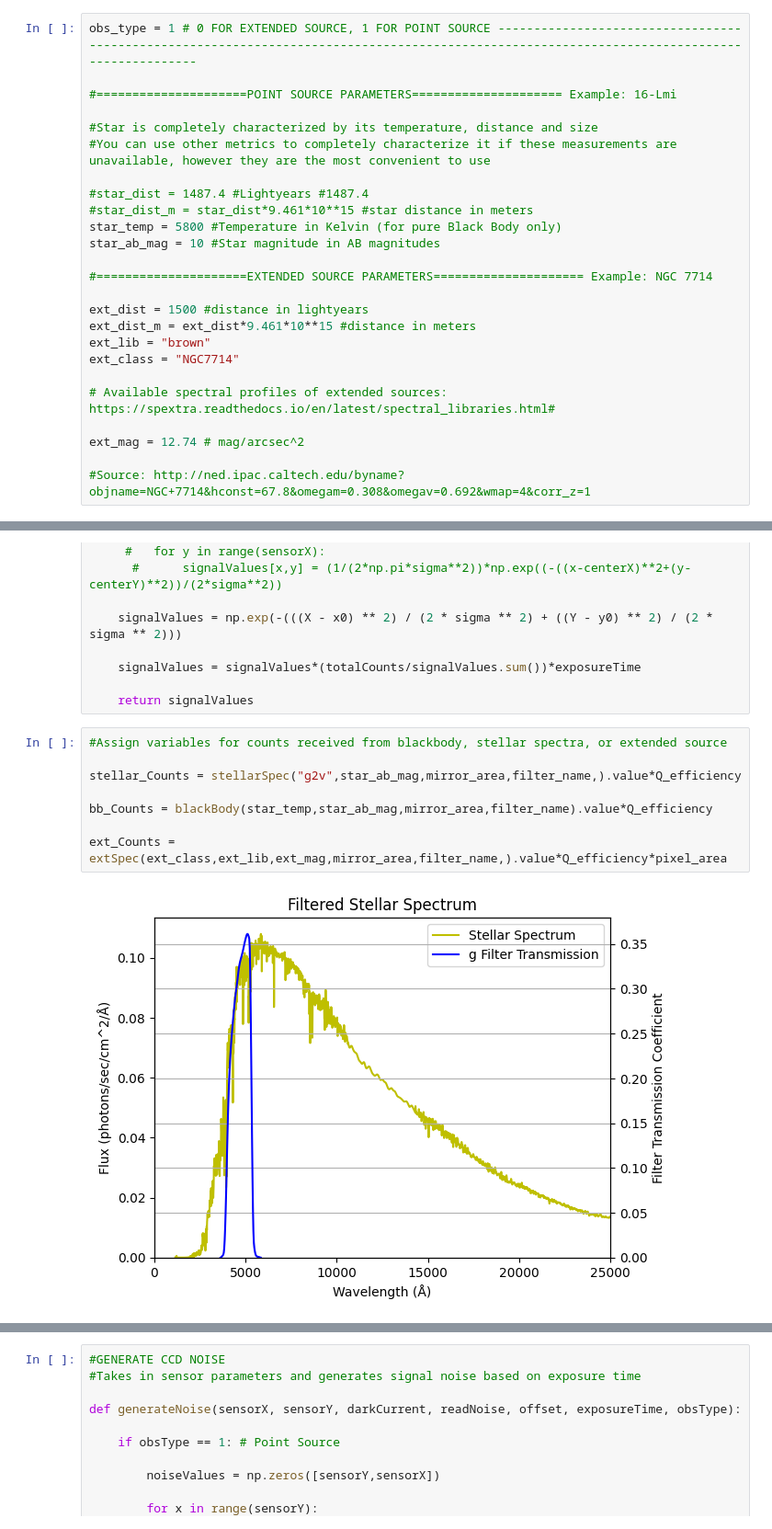
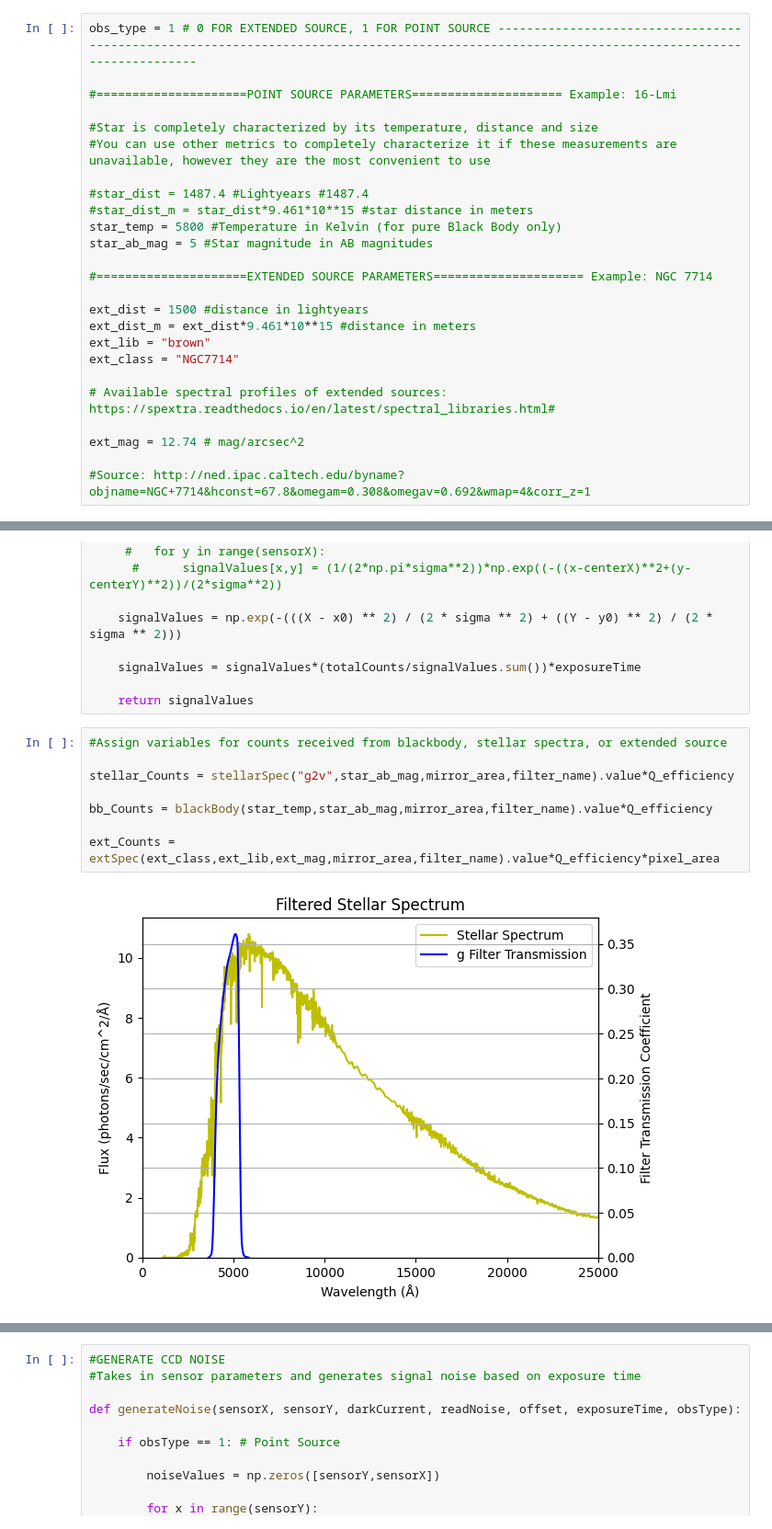
Before and after one commit to RJWier/Glenlea-ETC, a Jupyter notebook: EXPOSURE_TIME_CALCULATOR.ipynb, the cells around one changed output, grey strips where cells are left out. Shown: that part at 92% size. Saved outputs shown, nothing was run; the diff lists cells and outputs as text.

```diff
--- a/EXPOSURE_TIME_CALCULATOR.ipynb
+++ b/EXPOSURE_TIME_CALCULATOR.ipynb
@@ -61,7 +61,7 @@ obs_type = 1 # 0 FOR EXTENDED SOURCE, 1 FOR POINT SOURCE -----------------------
 #star_dist = 1487.4 #Lightyears #1487.4
 #star_dist_m = star_dist*9.461*10**15 #star distance in meters
 star_temp = 5800 #Temperature in Kelvin (for pure Black Body only)
-star_ab_mag = 10 #Star magnitude in AB magnitudes
+star_ab_mag = 5 #Star magnitude in AB magnitudes
 
 #=====================EXTENDED SOURCE PARAMETERS===================== Example: NGC 7714
 
@@ -255,10 +255,10 @@ def spreadCounts(sensorX, sensorY, totalCounts, fwhm, exposureTime):
 # %%
 #Assign variables for counts received from blackbody, stellar spectra, or extended source
 
-stellar_Counts = stellarSpec("g2v",star_ab_mag,mirror_area,filter_name,).value*Q_efficiency
+stellar_Counts = stellarSpec("g2v",star_ab_mag,mirror_area,filter_name).value*Q_efficiency
 
 bb_Counts = blackBody(star_temp,star_ab_mag,mirror_area,filter_name).value*Q_efficiency
 
-ext_Counts = extSpec(ext_class,ext_lib,ext_mag,mirror_area,filter_name,).value*Q_efficiency*pixel_area
+ext_Counts = extSpec(ext_class,ext_lib,ext_mag,mirror_area,filter_name).value*Q_efficiency*pixel_area
 # %% [output]
-[figure, old version]
+[figure, new version]
```
Also changed, not shown: parts of 14 cells of this notebook.
